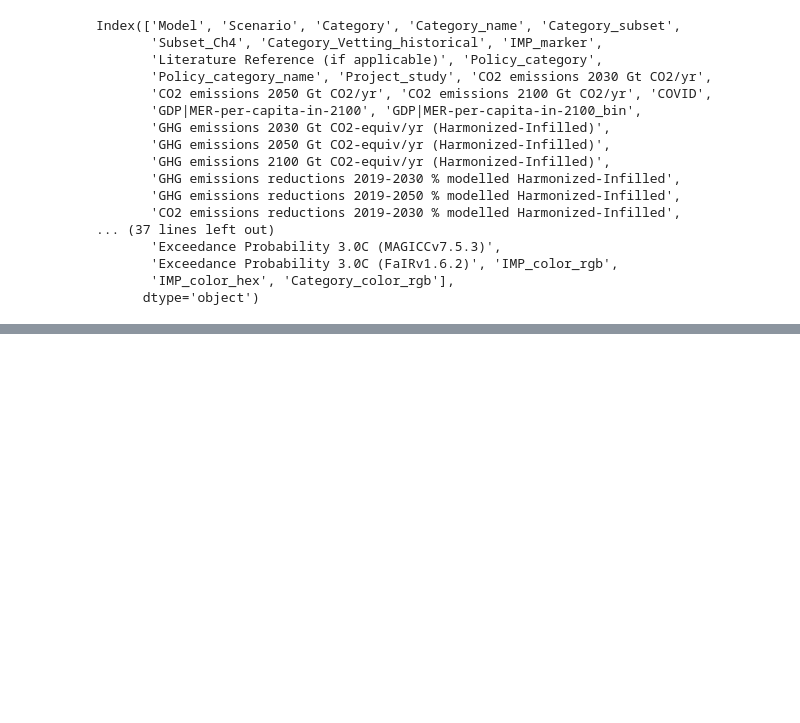
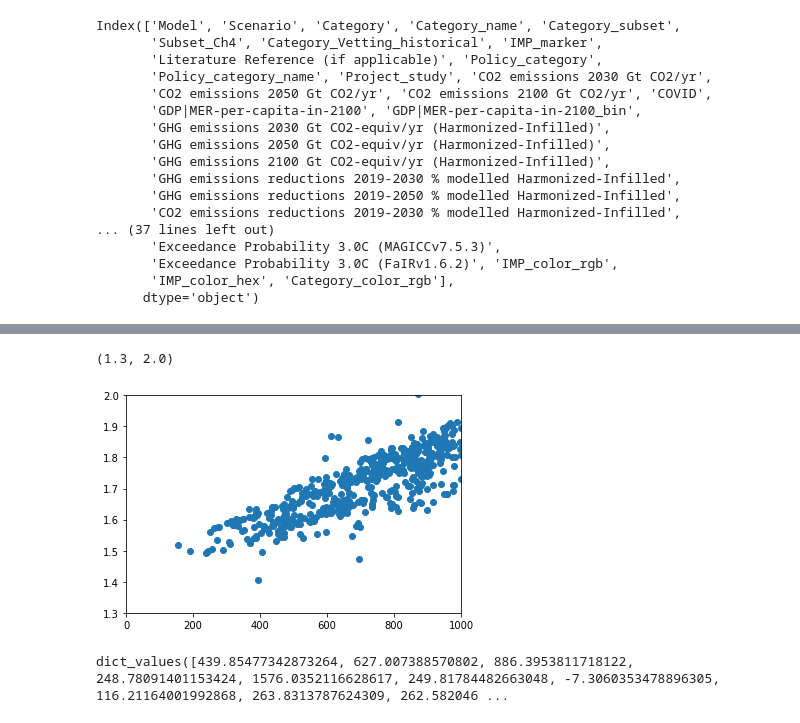
Before and after one commit to Rlamboll/AR6CarbonBudgetCalc, a Jupyter notebook: src/SanityCheck.ipynb, the cells around one changed output, grey strips where cells are left out. Cells and saved outputs as stored; diff of their text form; code cells hidden in the pictures; blank space fills up the shorter version.

```diff
--- a/src/SanityCheck.ipynb
+++ b/src/SanityCheck.ipynb
@@ -100,0 +227,11 @@ It seems like the sanity check has rather weak force due to the inconsistency ac
+# %%
+plt.scatter(metace[cumname], metace[magiccmed])
+plt.xlim([0, 1000])
+plt.ylim([1.3, 2.0])
+# %% [output]
+(1.3, 2.0)
+[figure, added]
+# %%
+fair_results.values()
+# %% [output]
+dict_values([439.85477342873264, 627.007388570802, 886.3953811718122, 248.78091401153424, 1576.0352116628617, 249.81784482663048, -7.3060353478896305, 116.21164001992868, 263.8313787624309, 262.582046 ...
```
Also changed, not shown: parts of 33 cells of this notebook, 3 other files.
